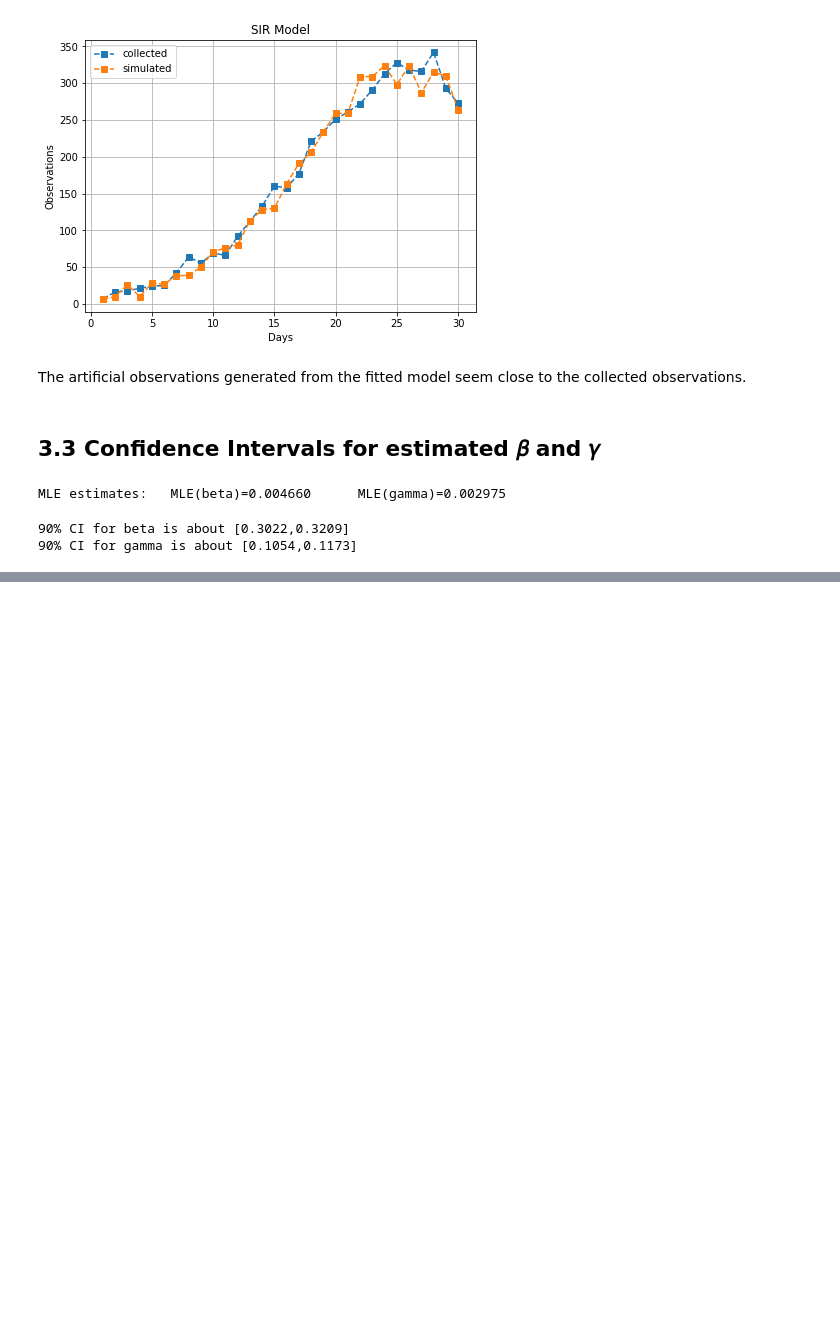
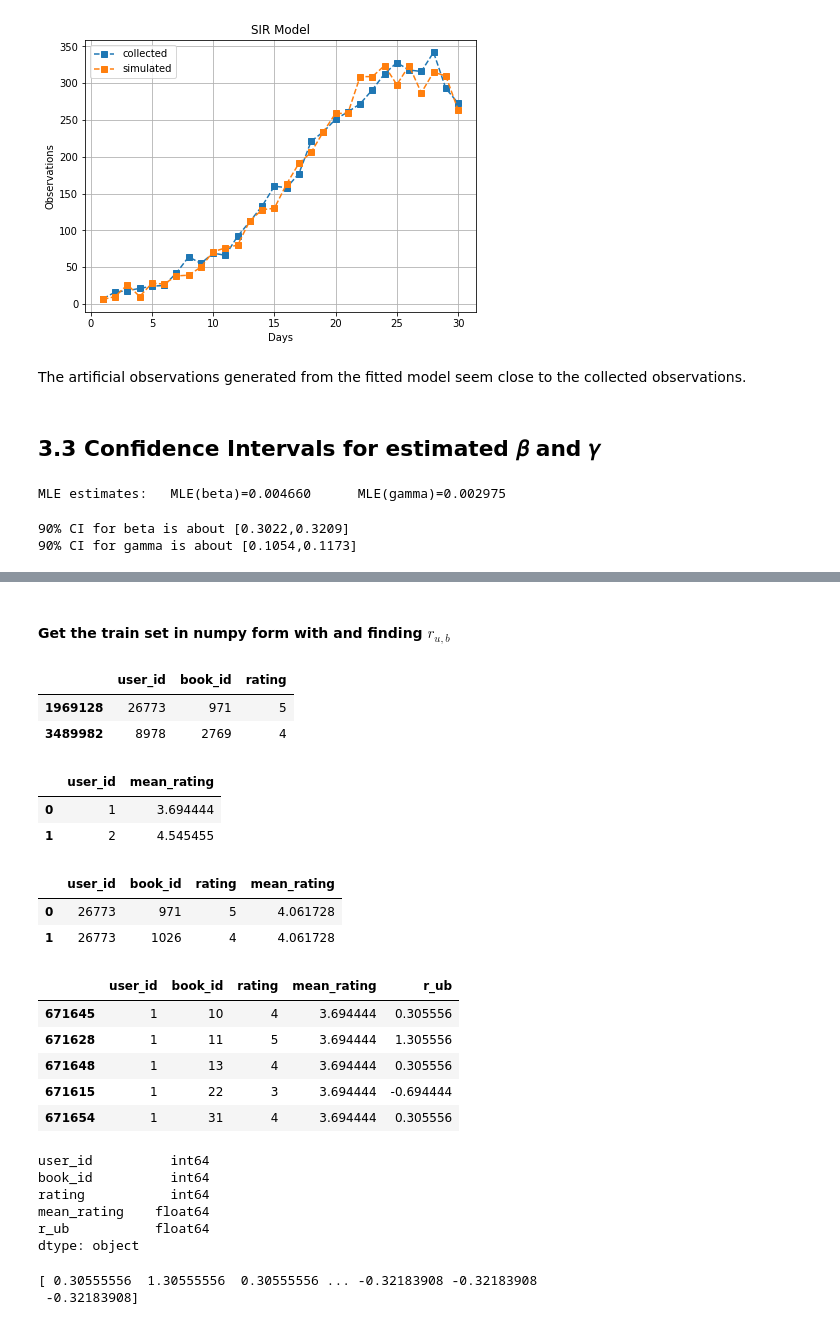
Before and after one commit to joycelim98/DSA4212, a Jupyter notebook: assignment_2_01.ipynb, the cells around one changed output, grey strips where cells are left out. Cells and saved outputs as stored; diff of their text form; code cells hidden in the pictures; blank space fills up the shorter version.

```diff
--- a/assignment_2_01.ipynb
+++ b/assignment_2_01.ipynb
@@ -632,0 +744,9 @@ print("90% CI for gamma is about [{0:2.4f},{1:2.4f}]".format(gamma_MLE - 2*std_g
+# %%
+# Let's split the train set further into train set and validation set
+# These will be used when cross-validation is necessary
+
+r_train = r_train_full[0:3824947]
+print(r_train.shape)
+
+r_val = r_train_full[3824947:]
+print(r_val.shape)
@@ -632,0 +1509,60 @@ print("90% CI for gamma is about [{0:2.4f},{1:2.4f}]".format(gamma_MLE - 2*std_g
+# %% [markdown]
+#### Get the train set in numpy form with and finding $r_{u,b}$
+# %%
+fact_train = r_train.copy()
+display(fact_train.head(2))
+# %% [output]
+|  | user_id | book_id | rating |
+| 1969128 | 26773 | 971 | 5 |
+| 3489982 | 8978 | 2769 | 4 |
+# %%
+# The mean_rating of each user is the R_hat_naive of each user
+# This is obtained from the mean user rating
+
+temp_fact_train = fact_train.groupby('user_id').mean().reset_index()
+temp_fact_train2 = temp_fact_train.drop('book_id',axis=1)
+temp_fact_train2.rename(columns = {"rating" : "mean_rating"},inplace=True)
+display(temp_fact_train2.head(2))
+# %% [output]
+|  | user_id | mean_rating |
+| 0 | 1 | 3.694444 |
+| 1 | 2 | 4.545455 |
+# %%
+fact_train = pd.merge(fact_train,temp_fact_train2,on='user_id')
+display(fact_train.head(2))
+# %% [output]
+|  | user_id | book_id | rating | mean_rating |
+| 0 | 26773 | 971 | 5 | 4.061728 |
+| 1 | 26773 | 1026 | 4 | 4.061728 |
+# %%
+# r_ub is the actual residual obtained from the difference between the actual rating and the mean_rating
+
+actual_rating = fact_train['rating']
+est_rating = fact_train['mean_rating']
+
+fact_train = fact_train.assign(r_ub = pd.Series(actual_rating - est_rating).values)
+fact_train.sort_values(by=['user_id','book_id'],inplace=True)
+fact_train.astype({'user_id':'int64','book_id':'int64'})
+display(fact_train.head())
+print(fact_train.dtypes)
+# %% [output]
+|  | user_id | book_id | rating | mean_rating | r_ub |
+| 671645 | 1 | 10 | 4 | 3.694444 | 0.305556 |
+| 671628 | 1 | 11 | 5 | 3.694444 | 1.305556 |
+| 671648 | 1 | 13 | 4 | 3.694444 | 0.305556 |
+| 671615 | 1 | 22 | 3 | 3.694444 | -0.694444 |
+| 671654 | 1 | 31 | 4 | 3.694444 | 0.305556 |
+user_id          int64
+book_id          int64
+rating           int64
+mean_rating    float64
+r_ub           float64
+dtype: object
+# %%
+# convert the r_ub of each user into npy
+
+train_r_ub = onp.array(fact_train['r_ub'])
+print(train_r_ub)
+# %% [output]
+[ 0.30555556  1.30555556  0.30555556 ... -0.32183908 -0.32183908
+ -0.32183908]
```
Also changed, not shown: parts of 143 cells of this notebook.
